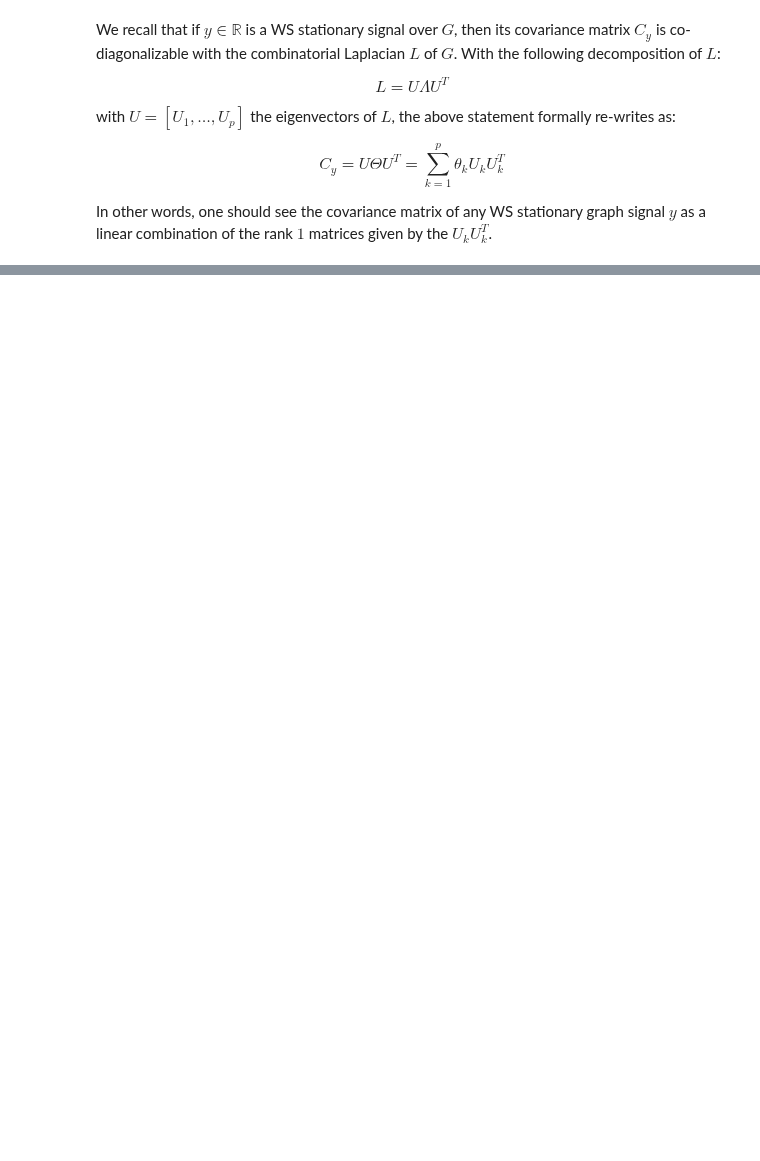
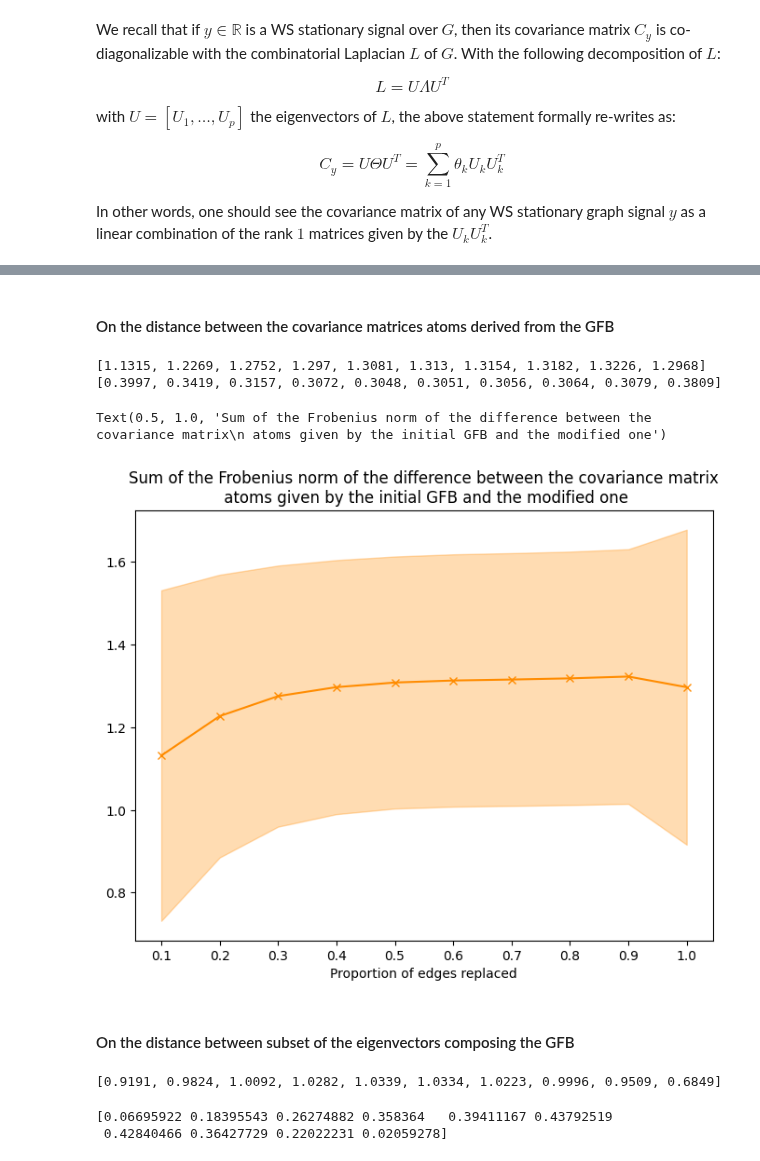
Before and after one commit to evenmatencio/graph-signals-change-point-detection, a Jupyter notebook: graph_stationarity.ipynb, the cells around one changed output, grey strips where cells are left out. Cells and saved outputs as stored; diff of their text form; code cells hidden in the pictures; blank space fills up the shorter version.

```diff
--- a/graph_stationarity.ipynb
+++ b/graph_stationarity.ipynb
@@ -152,0 +246,38 @@ Text(0.5, 1.0, 'Laplacian matrix')
+# %% [markdown]
+#### On the distance between the covariance matrices atoms derived from the GFB
+# %%
+print([round(float(dist), 4) for dist in sum_of_possible_cov_var_dist_mean.tolist()])
+print([round(float(std), 4) for std in sum_of_possible_cov_var_dist_std.tolist()])
+
+y = sum_of_possible_cov_var_dist_mean
+y_err = sum_of_possible_cov_var_dist_std
+x = np.asarray(range(1, len(graph_fourier_dist_mean)+1))
+color = 'darkorange'
+
+fig, ax = plt.subplots(1, 1, figsize=(8, 6))
+ax.plot(x, y, c=color, marker='x')
+ax.fill_between(x, y1=y-y_err, y2=y+y_err, color=color, alpha=0.3)
+
+x_tick_labels = [str(i/20) for i in range(2, 22, 2)]
+x_tick_pos = list(range(1, 11))
+ax.set_xticks(x_tick_pos, x_tick_labels)
+ax.set_xlabel('Proportion of edges replaced')
+ax.set_title('Sum of the Frobenius norm of the difference between the covariance matrix\n atoms given by the initial GFB and the modified one')
+# %% [output]
+[1.1315, 1.2269, 1.2752, 1.297, 1.3081, 1.313, 1.3154, 1.3182, 1.3226, 1.2968]
+[0.3997, 0.3419, 0.3157, 0.3072, 0.3048, 0.3051, 0.3056, 0.3064, 0.3079, 0.3809]
+Text(0.5, 1.0, 'Sum of the Frobenius norm of the difference between the covariance matrix\n atoms given by the initial GFB and the modified one')
+[figure, added]
+# %% [markdown]
+#### On the distance between subset of the eigenvectors composing the GFB
+# %%
+# when considering all the eigenvectors
+print([round(float(dist), 4) for dist in np.mean(min_dist_of_gfb_cols_arr, axis=(1, 2)).tolist()])
+# %% [output]
+[0.9191, 0.9824, 1.0092, 1.0282, 1.0339, 1.0334, 1.0223, 0.9996, 0.9509, 0.6849]
+# %%
+# when considering only the closest of the initial and modified basis
+print(np.mean(np.min(min_dist_of_gfb_cols_arr, axis=2), axis=1))
+# %% [output]
+[0.06695922 0.18395543 0.26274882 0.358364   0.39411167 0.43792519
+ 0.42840466 0.36427729 0.22022231 0.02059278]
```
Also changed, not shown: parts of 16 cells of this notebook.
